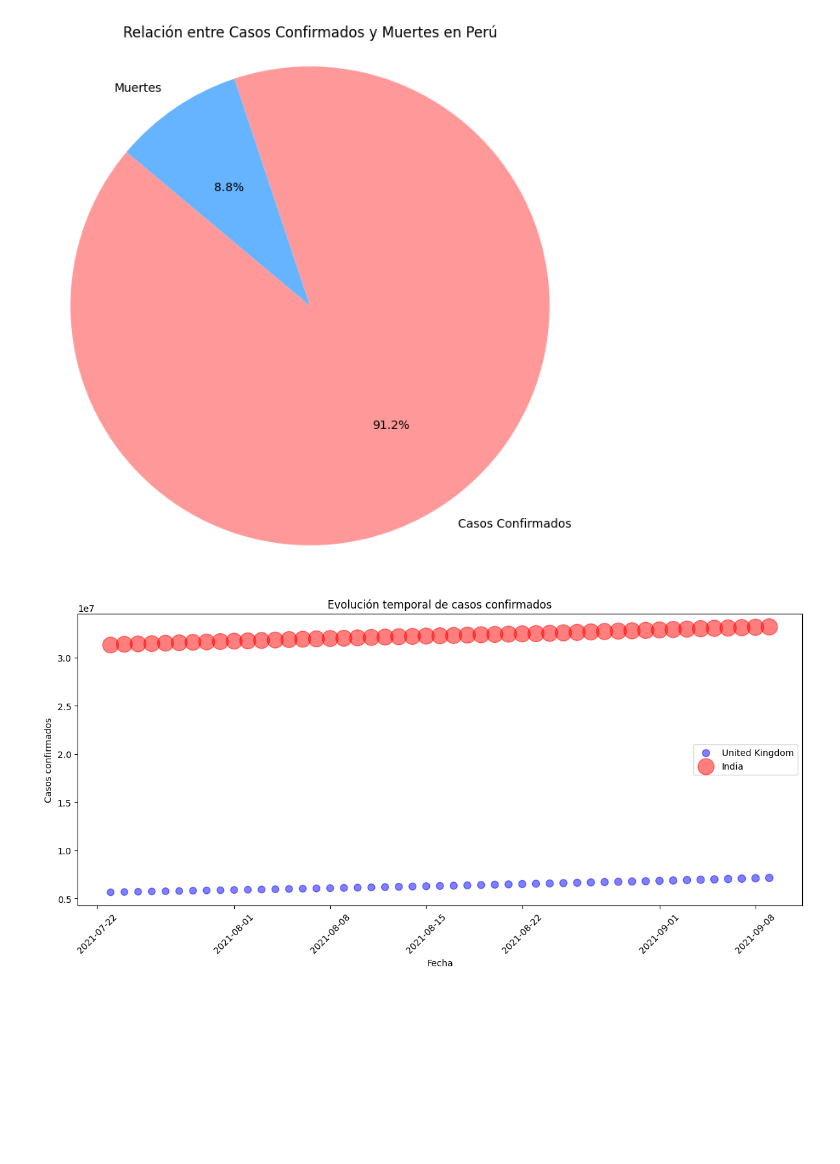
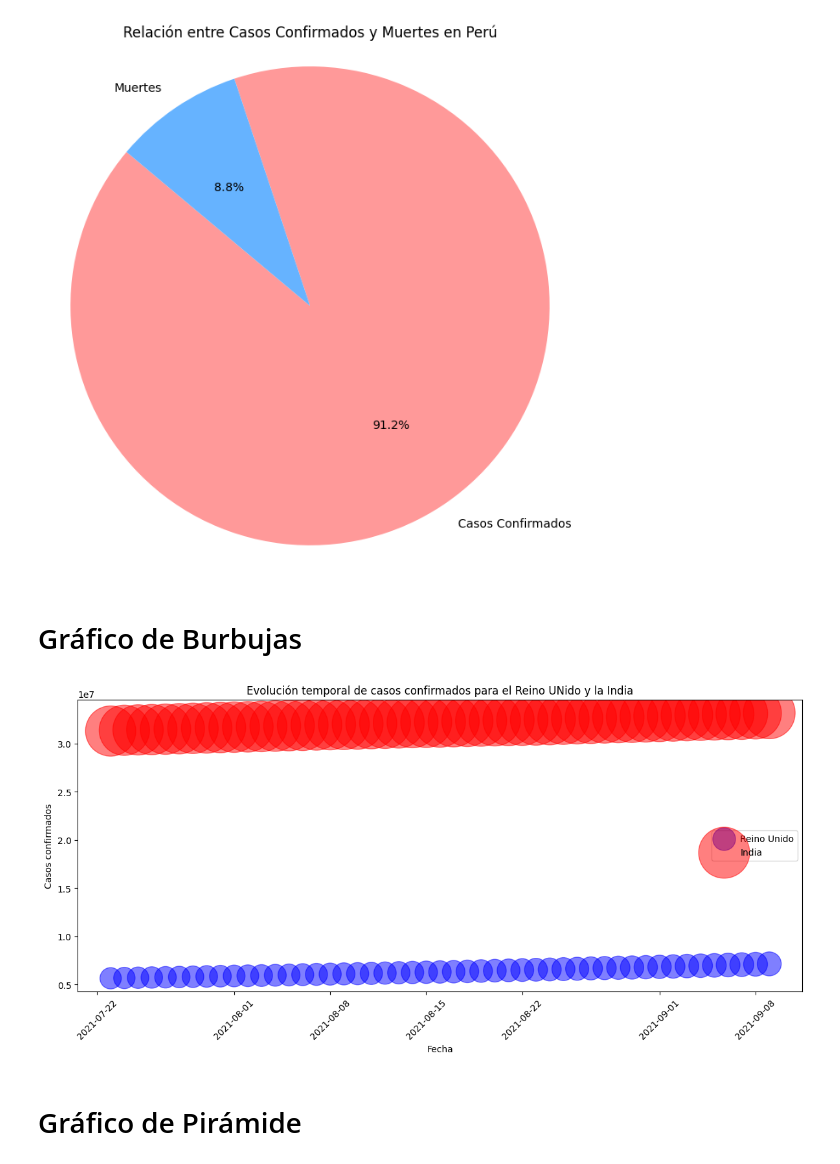
Before and after one commit to gambitius/Mineria-de-Datos, a Jupyter notebook: Solemne_1_Martin_Bastias.ipynb, the cells around one changed output. Saved outputs shown, nothing was run; the diff lists cells and outputs as text; code cells hidden in the pictures; blank space fills up the shorter version.

```diff
--- a/Solemne_1_Martin_Bastias.ipynb
+++ b/Solemne_1_Martin_Bastias.ipynb
@@ -252,6 +436,8 @@ plt.axis('equal')  # Equal aspect ratio ensures that pie is drawn as a circle.
 plt.show()
 # %% [output]
 [figure]
+# %% [markdown]
+# Gráfico de Burbujas
 # %%
 query = """
     SELECT country_name, date, confirmed_cases
@@ -262,38 +448,40 @@ query = """
 
 """
 
 # Ejecutar la consulta y cargar los resultados en un DataFrame
 df = client.query(query).to_dataframe()
 
 # Filtrar los datos para los países seleccionados
 df_filtered = df[df['country_name'].isin(['United Kingdom', 'India'])]
 
 # Agrupar los datos por país y fecha
 grouped = df_filtered.groupby(['country_name', 'date']).agg({'confirmed_cases': 'max'}).reset_index()
 
 # Obtener los datos para cada país
 uk_data = grouped[grouped['country_name'] == 'United Kingdom']
 i_data = grouped[grouped['country_name'] == 'India']
 
 # Ajustar el tamaño de las burbujas
-bubble_size_uk = uk_data['confirmed_cases'] * 0.00001
-bubble_size_i = i_data['confirmed_cases'] * 0.00001
+bubble_size_uk = uk_data['confirmed_cases'] * 0.0001
+bubble_size_i = i_data['confirmed_cases'] * 0.0001
 
 # Graficar los datos como un gráfico de burbujas
 plt.figure(figsize=(12, 6))
 
-plt.scatter(uk_data['date'], uk_data['confirmed_cases'], s=bubble_size_uk, alpha=0.5, c='blue', label='United Kingdom')
+plt.scatter(uk_data['date'], uk_data['confirmed_cases'], s=bubble_size_uk, alpha=0.5, c='blue', label='Reino Unido')
 plt.scatter(i_data['date'], i_data['confirmed_cases'], s=bubble_size_i, alpha=0.5, c='red', label='India')
 
-plt.title('Evolución temporal de casos confirmados')
+plt.title('Evolución temporal de casos confirmados para el Reino UNido y la India')
 plt.xlabel('Fecha')
 plt.ylabel('Casos confirmados')
 plt.legend()
 plt.xticks(rotation=45)
 plt.tight_layout()
 plt.show()
 # %% [output]
-[figure, old version]
+[figure, new version]
+# %% [markdown]
+# Gráfico de Pirámide
 # %%
 query = """
     SELECT country_name, date, deaths
```
Also changed, not shown: parts of 35 cells of this notebook.
